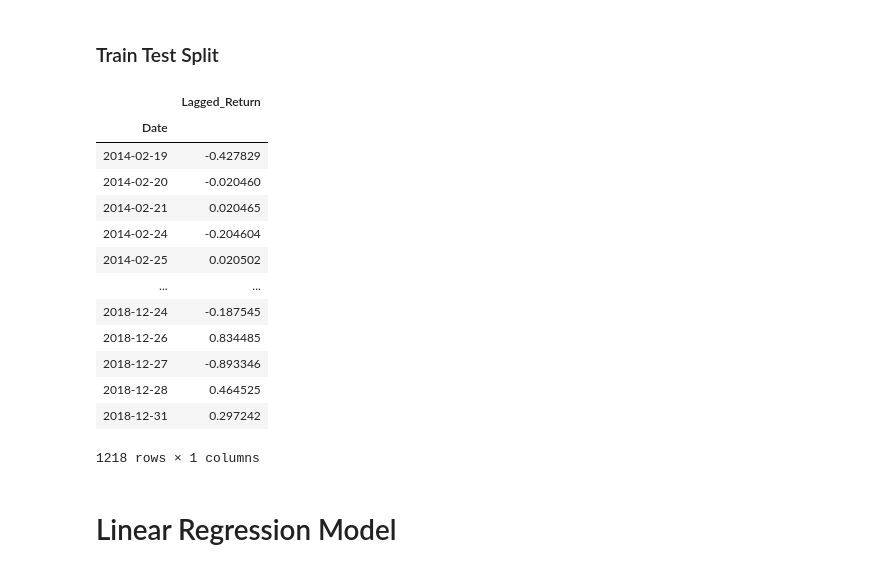
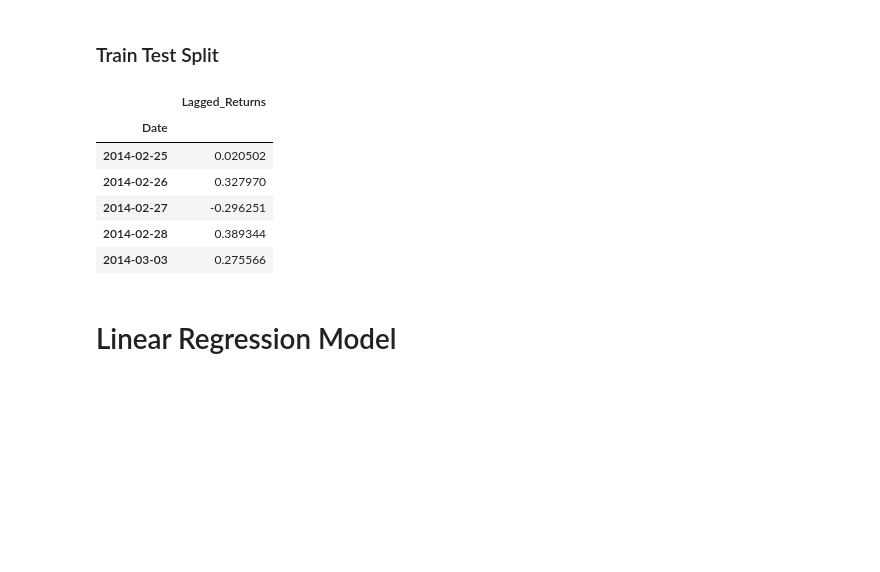
Before and after one commit to markmurdock11/time_series_analysis, a Jupyter notebook: code/regression_analysis.ipynb, the cells around one changed output. Drawn from its saved outputs; the diff is of its cells as text; code cells hidden in the pictures; blank space fills up the shorter version.

Commit message:
split the train and the test. used the homework to help figure out how to do this

```diff
--- a/code/regression_analysis.ipynb
+++ b/code/regression_analysis.ipynb
@@ -60,7 +60,7 @@ yen_futures.tail()
 # Create a lagged return using the shift function
 # YOUR CODE HERE!
 
-yen_futures["Lagged Returns"] = yen_futures["Return"].shift()
+yen_futures["Lagged_Returns"] = yen_futures["Return"].shift()
 yen_futures = yen_futures.dropna()
 yen_futures.tail()
 # %% [output]
@@ -82,23 +82,21 @@ test = yen_futures['2018':]
 # X_train (training set using just the independent variables), X_test (test set of of just the independent variables)
 # Y_train (training set using just the "y" variable, i.e., "Futures Return"), Y_test (test set of just the "y" variable):
 # YOUR CODE HERE!
+
+X_train = train["Lagged_Returns"].to_frame()
+y_train = train["Return"]
+X_test = test["Lagged_Returns"].to_frame()
+y_test = test["Return"]
 # %%
-X_train
+X_train.head()
 # %% [output]
-|  | Lagged_Return |
+|  | Lagged_Returns |
 | Date |  |
-| 2014-02-19 | -0.427829 |
-| 2014-02-20 | -0.020460 |
-| 2014-02-21 | 0.020465 |
-| 2014-02-24 | -0.204604 |
 | 2014-02-25 | 0.020502 |
-| ... | ... |
-| 2018-12-24 | -0.187545 |
-| 2018-12-26 | 0.834485 |
-| 2018-12-27 | -0.893346 |
-| 2018-12-28 | 0.464525 |
-| 2018-12-31 | 0.297242 |
+| 2014-02-26 | 0.327970 |
+| 2014-02-27 | -0.296251 |
+| 2014-02-28 | 0.389344 |
+| 2014-03-03 | 0.275566 |
-1218 rows × 1 columns
 # %% [markdown]
 # Linear Regression Model
 # %%
```
